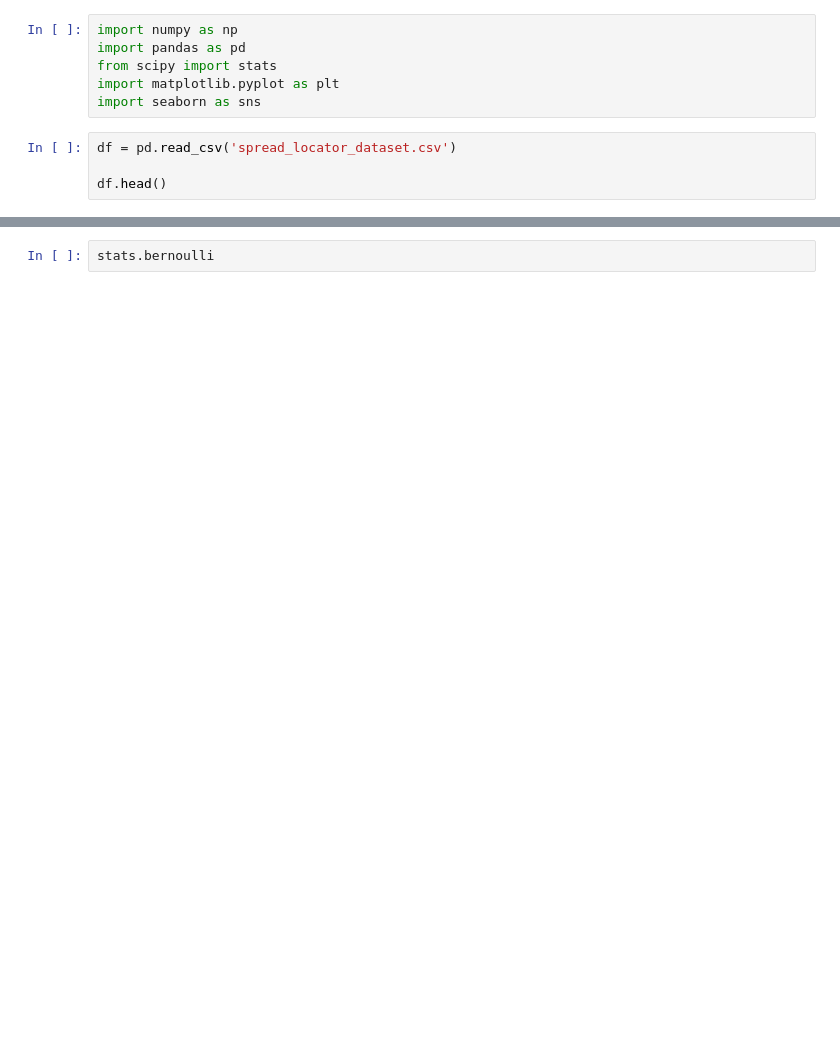
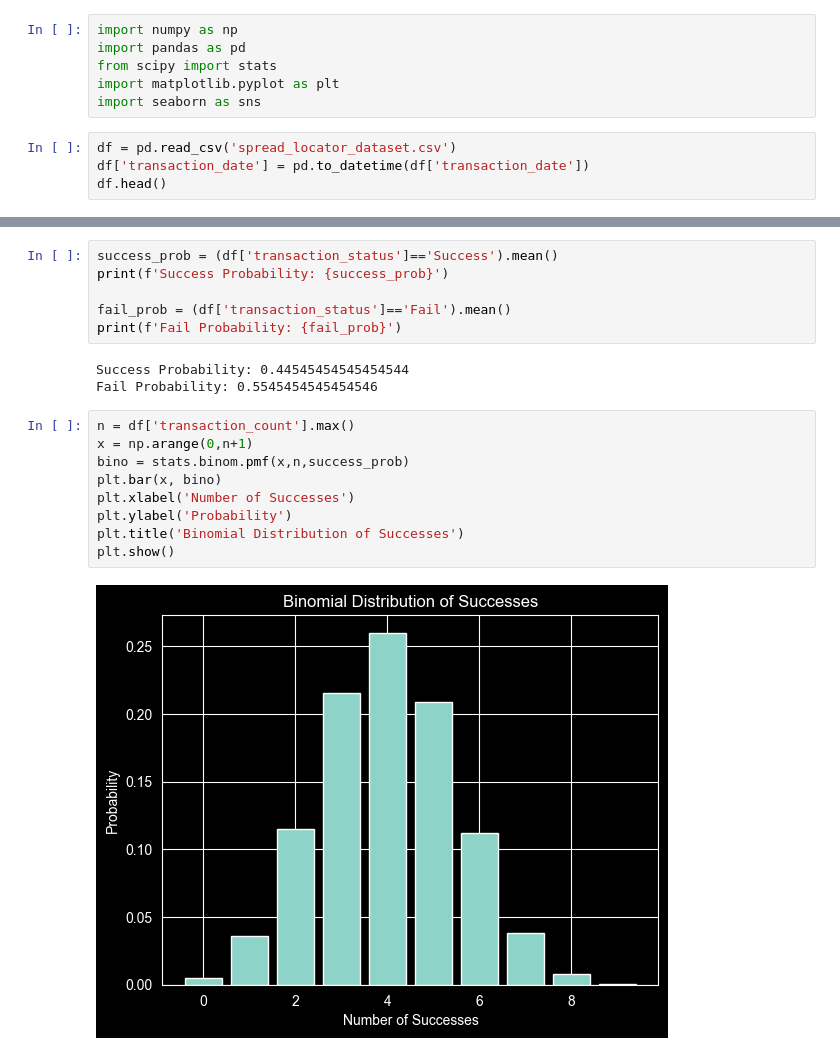
Before and after one commit to krish-desai-123/Mathematics-and-Advanced-Statistics, a Jupyter notebook: PR_4/spread_locator.ipynb, the cells around one changed output, grey strips where cells are left out. Saved outputs shown, nothing was run; the diff lists cells and outputs as text; blank space fills up the shorter version.

```diff
--- a/PR_4/spread_locator.ipynb
+++ b/PR_4/spread_locator.ipynb
@@ -6,7 +47,7 @@ import matplotlib.pyplot as plt
 import seaborn as sns
 # %%
 df = pd.read_csv('spread_locator_dataset.csv')
-
+df['transaction_date'] = pd.to_datetime(df['transaction_date'])
 df.head()
 # %% [output]
 |  | transaction_id | customer_id | transaction_amount | transaction_date | transaction_count | region | ... |
@@ -16,4 +57,22 @@ df.head()
 | 3 | f7166574-f400-4d53-b526-0b11f6619ddf | CUST5012 | 6383.78 | 2023-01-18 | 2 | South | ... |
 | 4 | 8632fe26-b507-4068-9c68-1b2fa04fecb3 | CUST4657 | 2651.61 | 2023-01-04 | 4 | North | ... |
 # %%
-stats.bernoulli
+success_prob = (df['transaction_status']=='Success').mean()
+print(f'Success Probability: {success_prob}')
+
+fail_prob = (df['transaction_status']=='Fail').mean()
+print(f'Fail Probability: {fail_prob}')
+# %% [output]
+Success Probability: 0.44545454545454544
+Fail Probability: 0.5545454545454546
+# %%
+n = df['transaction_count'].max()
+x = np.arange(0,n+1)
+bino = stats.binom.pmf(x,n,success_prob)
+plt.bar(x, bino)
+plt.xlabel('Number of Successes')
+plt.ylabel('Probability')
+plt.title('Binomial Distribution of Successes')
+plt.show()
+# %% [output]
+[figure, added]
```
Also changed, not shown: parts of 10 cells of this notebook, 1 other file.
